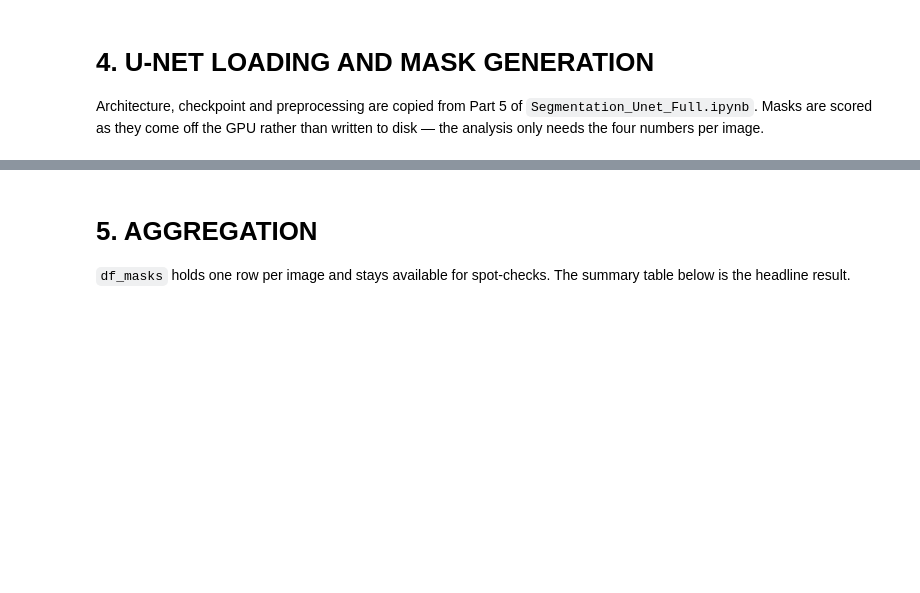
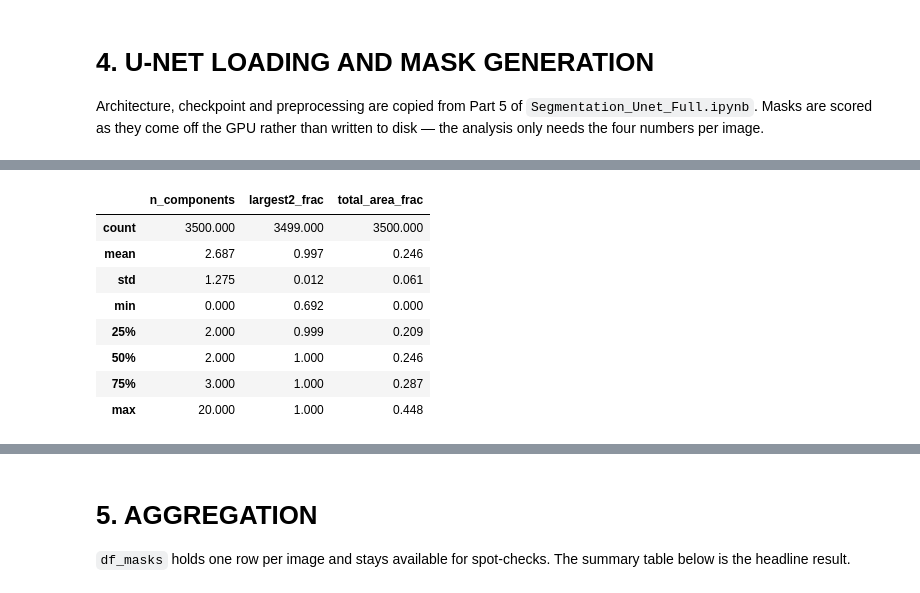
Before and after one commit to Daudi-Zacharia/msc-thesis, a Jupyter notebook: Segmentation/quantitative_d2_segmentation.ipynb, the cells around one changed output, grey strips where cells are left out. Saved outputs shown, nothing was run; the diff lists cells and outputs as text; code cells hidden in the pictures; blank space fills up the shorter version.

```diff
--- a/Segmentation/quantitative_d2_segmentation.ipynb
+++ b/Segmentation/quantitative_d2_segmentation.ipynb
@@ -377,0 +428,12 @@ display(df_masks.head())
+# %%
+df_masks[df_masks['class']=='Normal'].describe().round(3)
+# %% [output]
+|  | n_components | largest2_frac | total_area_frac |
+| count | 3500.000 | 3499.000 | 3500.000 |
+| mean | 2.687 | 0.997 | 0.246 |
+| std | 1.275 | 0.012 | 0.061 |
+| min | 0.000 | 0.692 | 0.000 |
+| 25% | 2.000 | 0.999 | 0.209 |
+| 50% | 2.000 | 1.000 | 0.246 |
+| 75% | 3.000 | 1.000 | 0.287 |
+| max | 20.000 | 1.000 | 0.448 |
```
Also changed, not shown: parts of 13 cells of this notebook.
